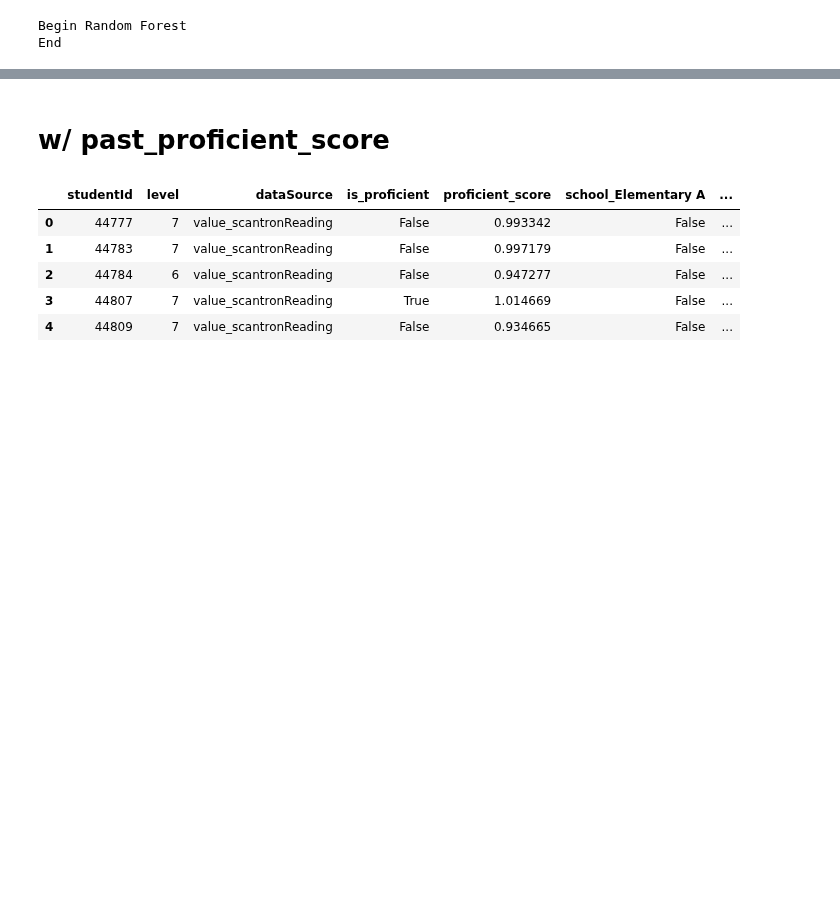
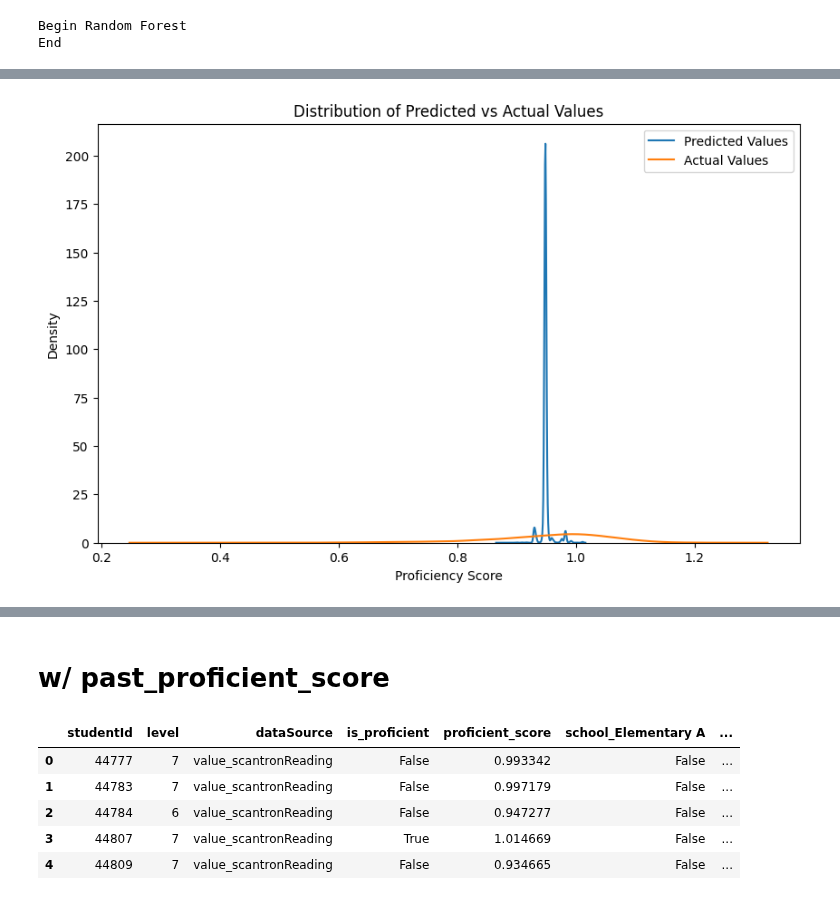
Before and after one commit to level-data-1a/predicting-proficiency, a Jupyter notebook: RandomForest/scantronReading_encoded.ipynb, the cells around one changed output, grey strips where cells are left out. Cells and saved outputs as stored; diff of their text form; code cells hidden in the pictures; blank space fills up the shorter version.

```diff
--- a/RandomForest/scantronReading_encoded.ipynb
+++ b/RandomForest/scantronReading_encoded.ipynb
@@ -61,8 +51,30 @@ Done
 # %%
 print('Begin Random Forest ')
-rf_model = RandomForestRegressor(max_depth=18, n_estimators=350)
+rf_model = RandomForestRegressor(max_depth=5, n_estimators=400)
 rf_model.fit(X_train,y_train)
 print('End')
 # %% [output]
 Begin Random Forest
 End
+# %%
+y_pred_continuous = rf_model.predict(X_test)
+rsme = mean_squared_error(y_test, y_pred_continuous, squared=False)
+r2 = r2_score(y_test, y_pred_continuous)
+
+
+threshold = 1.1  # ADJUST
+y_pred_bool = y_pred_continuous >= threshold
+y_test_bool = y_test >= threshold
+
+print("threshold=", threshold)
+# Print the classification report
+print("\nClassification Report:")
+print(classification_report(y_test_bool, y_pred_bool))
+
+# Print the confusion matrix
+print("\nConfusion Matrix:")
+print(confusion_matrix(y_test_bool, y_pred_bool))
+
+
+print('[RF] Root Mean Squared Error: {0}'.format(rsme))
+print('[RF] R2: {0}'.format(r2))
@@ -68,0 +100,11 @@ End
+# %%
+plt.figure(figsize=(10,6))
+sns.kdeplot(data=y_pred_continuous, label='Predicted Values')
+sns.kdeplot(data=y_test, label='Actual Values')
+plt.title('Distribution of Predicted vs Actual Values')
+plt.xlabel('Proficiency Score')
+plt.ylabel('Density')
+plt.legend()
+plt.show()
+# %% [output]
+[figure, added]
```
Also changed, not shown: parts of 9 cells of this notebook, 1 other file.
